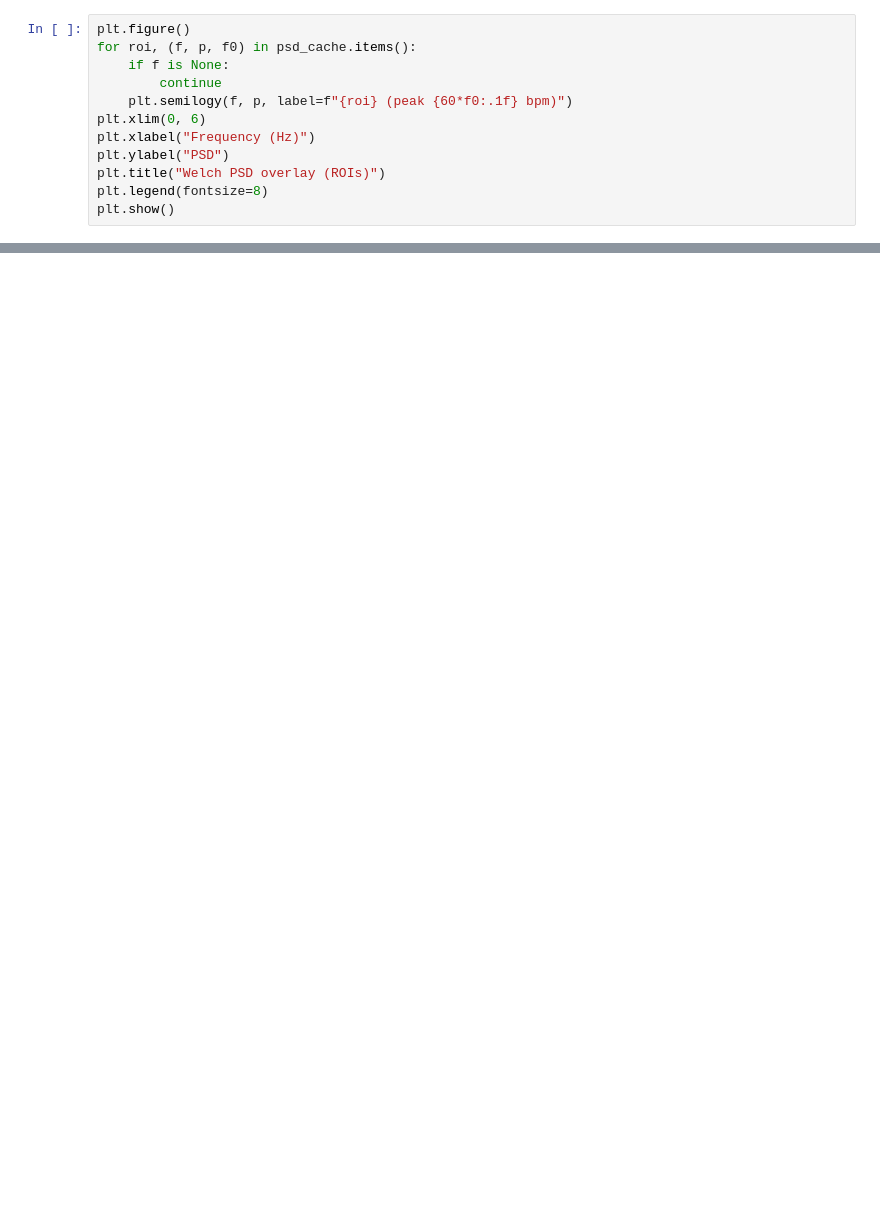
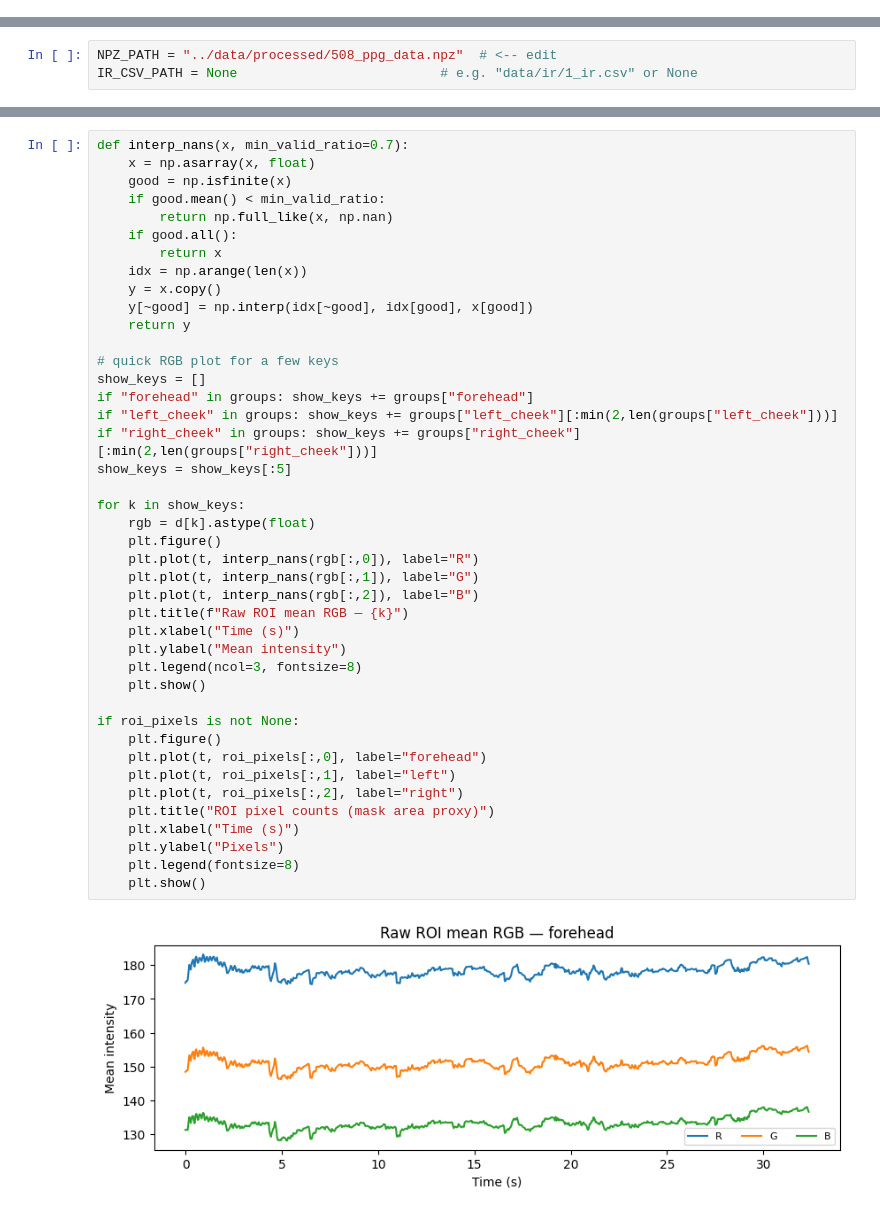
Before and after one commit to matinkarimi234/rPPG_Signal_Extraction, a Jupyter notebook: notebooks/rppg_validation_notebook.ipynb, the cells around one changed output, grey strips where cells are left out. Drawn from its saved outputs; the diff is of its cells as text; blank space fills up the shorter version.

Commit message:
add more patches on roi and more robust validation

```diff
--- a/notebooks/rppg_validation_notebook.ipynb
+++ b/notebooks/rppg_validation_notebook.ipynb
@@ -233,12 +0,0 @@ pd.DataFrame(summary, columns=["ROI","HR_bpm","SNR_dB"])
-# %%
-plt.figure()
-for roi, (f, p, f0) in psd_cache.items():
-    if f is None:
-        continue
-    plt.semilogy(f, p, label=f"{roi} (peak {60*f0:.1f} bpm)")
-plt.xlim(0, 6)
-plt.xlabel("Frequency (Hz)")
-plt.ylabel("PSD")
-plt.title("Welch PSD overlay (ROIs)")
-plt.legend(fontsize=8)
-plt.show()
@@ -461,0 +48,3 @@ Acceptance rate: 0.4230769230769231
+# %%
+NPZ_PATH = "../data/processed/508_ppg_data.npz"  # <-- edit
+IR_CSV_PATH = None                          # e.g. "data/ir/1_ir.csv" or None
@@ -461,0 +123,44 @@ Acceptance rate: 0.4230769230769231
+# %%
+def interp_nans(x, min_valid_ratio=0.7):
+    x = np.asarray(x, float)
+    good = np.isfinite(x)
+    if good.mean() < min_valid_ratio:
+        return np.full_like(x, np.nan)
+    if good.all():
+        return x
+    idx = np.arange(len(x))
+    y = x.copy()
+    y[~good] = np.interp(idx[~good], idx[good], x[good])
+    return y
+
+# quick RGB plot for a few keys
+show_keys = []
+if "forehead" in groups: show_keys += groups["forehead"]
+if "left_cheek" in groups: show_keys += groups["left_cheek"][:min(2,len(groups["left_cheek"]))]
+if "right_cheek" in groups: show_keys += groups["right_cheek"][:min(2,len(groups["right_cheek"]))]
+show_keys = show_keys[:5]
+
+for k in show_keys:
+    rgb = d[k].astype(float)
+    plt.figure()
+    plt.plot(t, interp_nans(rgb[:,0]), label="R")
+    plt.plot(t, interp_nans(rgb[:,1]), label="G")
+    plt.plot(t, interp_nans(rgb[:,2]), label="B")
+    plt.title(f"Raw ROI mean RGB — {k}")
+    plt.xlabel("Time (s)")
+    plt.ylabel("Mean intensity")
+    plt.legend(ncol=3, fontsize=8)
+    plt.show()
+
+if roi_pixels is not None:
+    plt.figure()
+    plt.plot(t, roi_pixels[:,0], label="forehead")
+    plt.plot(t, roi_pixels[:,1], label="left")
+    plt.plot(t, roi_pixels[:,2], label="right")
+    plt.title("ROI pixel counts (mask area proxy)")
+    plt.xlabel("Time (s)")
+    plt.ylabel("Pixels")
+    plt.legend(fontsize=8)
+    plt.show()
+# %% [output]
+[figure, added]
```
Also changed, not shown: parts of 41 cells of this notebook, 1 other file.
